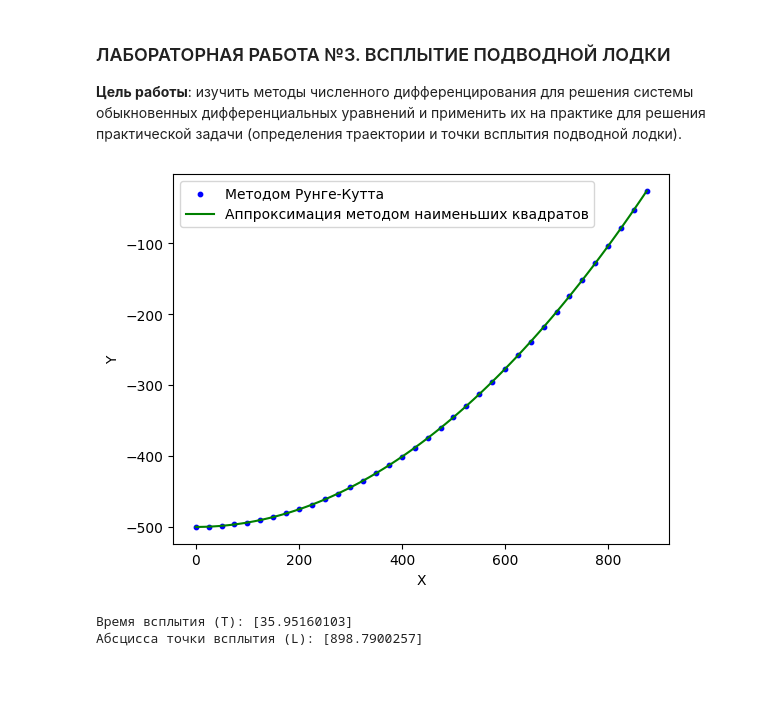
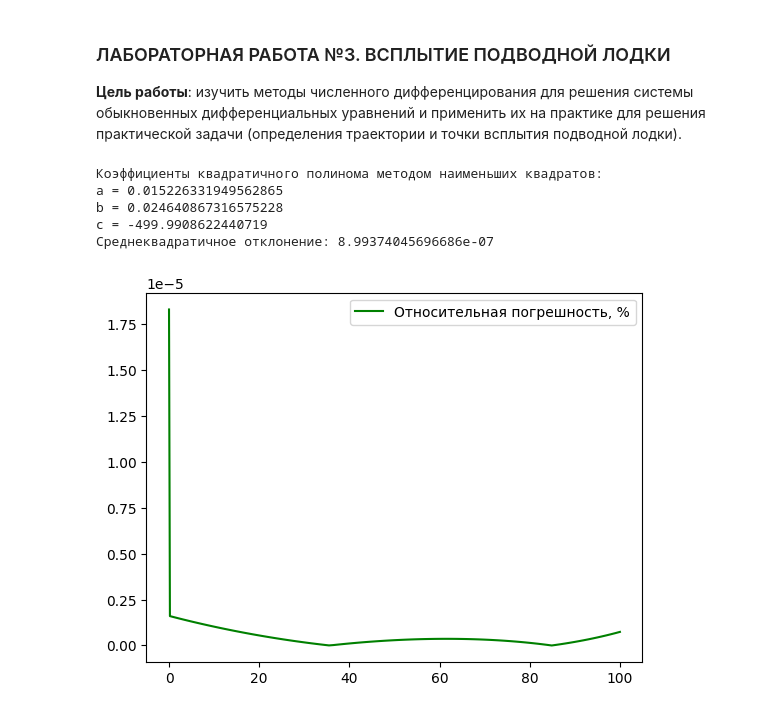
Before and after one commit to idb-22-15/computational-math, a Jupyter notebook: term4-lab3/main.ipynb, the cells around one changed output. Drawn from its saved outputs; the diff is of its cells as text; code cells hidden in the pictures; blank space fills up the shorter version.

```diff
--- a/term4-lab3/main.ipynb
+++ b/term4-lab3/main.ipynb
@@ -5,7 +5,7 @@
 на практике для решения практической задачи (определения траектории и точки
 всплытия подводной лодки).
 # %%
-from typing import Callable, Tuple
+from typing import Callable, List, Tuple
 import numpy as np
 import matplotlib.pyplot as plt
 
@@ -53,63 +53,77 @@ def rk4(f: Callable[[float, np.ndarray], np.ndarray], a: float, b: float, y0: np
 
 
 # Функция для системы уравнений
-def submarine_sys(t: float, y: np.ndarray) -> np.ndarray:
+def submarine_sys(t: float, y: np.ndarray):
     dy = y[1]
     dz = -(eta*k / (V*rho1)) * (1 + alpha*y[0]/H)*dy + g*(rho0/rho1-1)
     return np.array([dy, dz])
 
 # Начальные условия
 y0 = np.array([-H, 0])
 a = 0
 b = 100
 n= 100
 
 # Решение системы дифференциальных уравнений
 solution: Tuple[np.ndarray, np.ndarray] = rk4(submarine_sys, a, b, y0, n)
 
-# Убираем значения, где y1 >= 0
-solution_x: np.ndarray = solution[0][solution[1][:, 0] <= 0]
-solution_y: np.ndarray = solution[1][solution[1][:, 0] <= 0]
+# Убираем значения, где y0 > 0
+solution_x = solution[0][solution[1][:, 0] <= 0]
+solution_y = solution[1][solution[1][:, 0] <= 0]
 
 # Функция для аппроксимации методом наименьших квадратов
-def approx(x: np.ndarray, y: np.ndarray, degree: int) -> np.ndarray:
+def gaussian_elimination(matrix: np.ndarray, vector: np.array) -> np.ndarray:
+    n = len(vector)
+
+    # Прямой ход метода Гаусса
+    for i in range(n-1):
+        pivot = matrix[i, i]
+        for k in range(i+1, n):
+            factor = matrix[k, i] / pivot
+            matrix[k, i:] -= factor * matrix[i, i:]
+            vector[k] -= factor * vector[i]
+
+    # Обратный ход метода Гаусса
+    x = np.zeros(n)
+    for i in range(n-1, -1, -1):
+        x[i] = (vector[i] - np.dot(matrix[i, i+1:], x[i+1:])) / matrix[i, i]
+
+    return x
+
+def approx(x: np.ndarray, y: np.array, degree: int) -> np.ndarray:
     n: int = len(x)
     X: np.ndarray = np.ones((n, degree + 1))
     for i in range(1, degree + 1):
         X[:, i] = x ** i
-    coefficients: np.ndarray = np.linalg.solve(np.dot(X.T, X), np.dot(X.T, y))
+    coefficients: np.ndarray = gaussian_elimination(np.dot(X.T, X), np.dot(X.T, y))
     return coefficients
 
-# Аппроксимация решения
-# и получение коэффициентов полинома
+# Аппроксимация решения и получение коэффициентов полинома
 degree = 2
 c,b,a = approx(solution_x, solution_y[:, 0], degree)
+print("Коэффициенты квадратичного полинома методом наименьших квадратов: ")
+print(f"a = {a}")
+print(f"b = {b}")
+print(f"c = {c}")
+def f_approx(t):
+    return a * t**2 + b*t + c
 
-# Создание данных для аппроксимированной кривой
-t_plot: np.ndarray = np.linspace(0, np.max(solution_x), 100)
-y_plot: np.ndarray = a * t_plot**2 + b * t_plot + c
+# Вычисление среднеквадратичного отклонения
+t_approx = list(solution_x)
+y_approx = [f_approx(t) for t in t_approx]
+abs_errs = [abs(y_approx[i] - solution_y[:, 0][i]) for i in range(len(solution_y[:,0]))]
+rel_errs = [abs(abs_errs[i] / solution_y[:,0][i]) for i in range(len(abs_errs))]
+std_err = sum([e**2 for e in abs_errs]) / len(abs_errs)
+print(f'Среднеквадратичное отклонение: {std_err}')
 
-# Построение графика
-plt.scatter(solution_x * v, solution_y[:, 0], color="blue", marker="o", s=10, label="Методом Рунге-Кутта")
-plt.plot(t_plot * v, y_plot, color="green", label="Аппроксимация методом наименьших квадратов" )
+print(rel_errs)
+plt.plot(t_approx, rel_errs, color="green", label="Относительная погрешность, %" )
 plt.legend()
-plt.xlabel("X")
-plt.ylabel("Y")
 plt.show()
-
-# Определение времени всплытия и точки всплытия
-def get_time(a: float, b: float, c: float, H: float) -> float:
-    roots = np.roots([a, b, c - H])
-    real_roots = np.real(roots[np.abs(np.imag(roots)) < 1e-6])
-    return real_roots[real_roots > 0]
-
-T = get_time(a, b, c, 0)
-L = v * T
-
-# Вывод значений
-print("Время всплытия (T):", T)
-print("Абсцисса точки всплытия (L):", L)
 # %% [output]
+Коэффициенты квадратичного полинома методом наименьших квадратов:
+a = 0.015226331949562865
+b = 0.024640867316575228
+c = -499.9908622440719
+Среднеквадратичное отклонение: 8.99374045696686e-07
-[figure, old version]
+[figure, new version]
-Время всплытия (T): [35.95160103]
-Абсцисса точки всплытия (L): [898.7900257]
```
Also changed, not shown: parts of 1 cell of this notebook, 5 other files.
